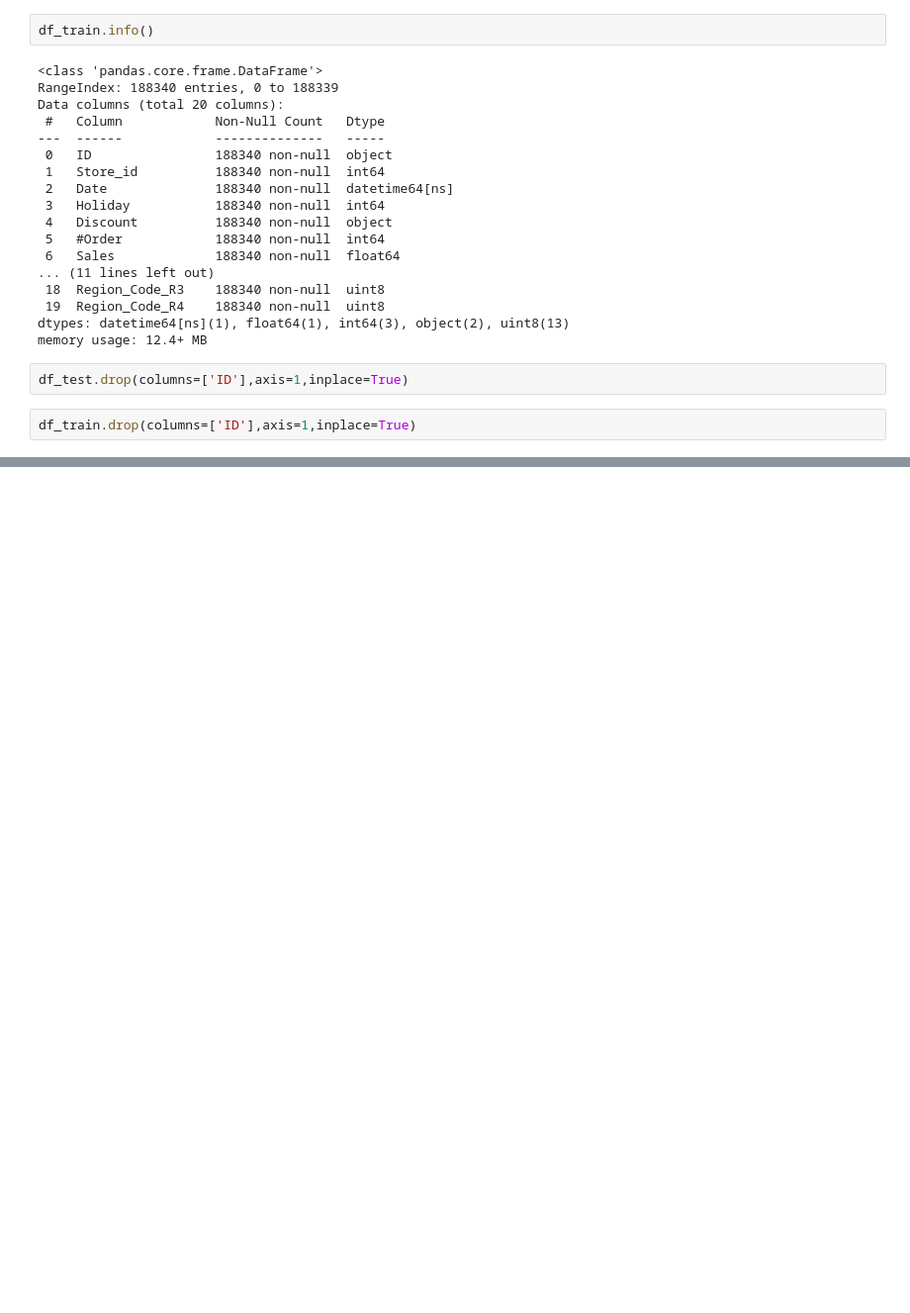
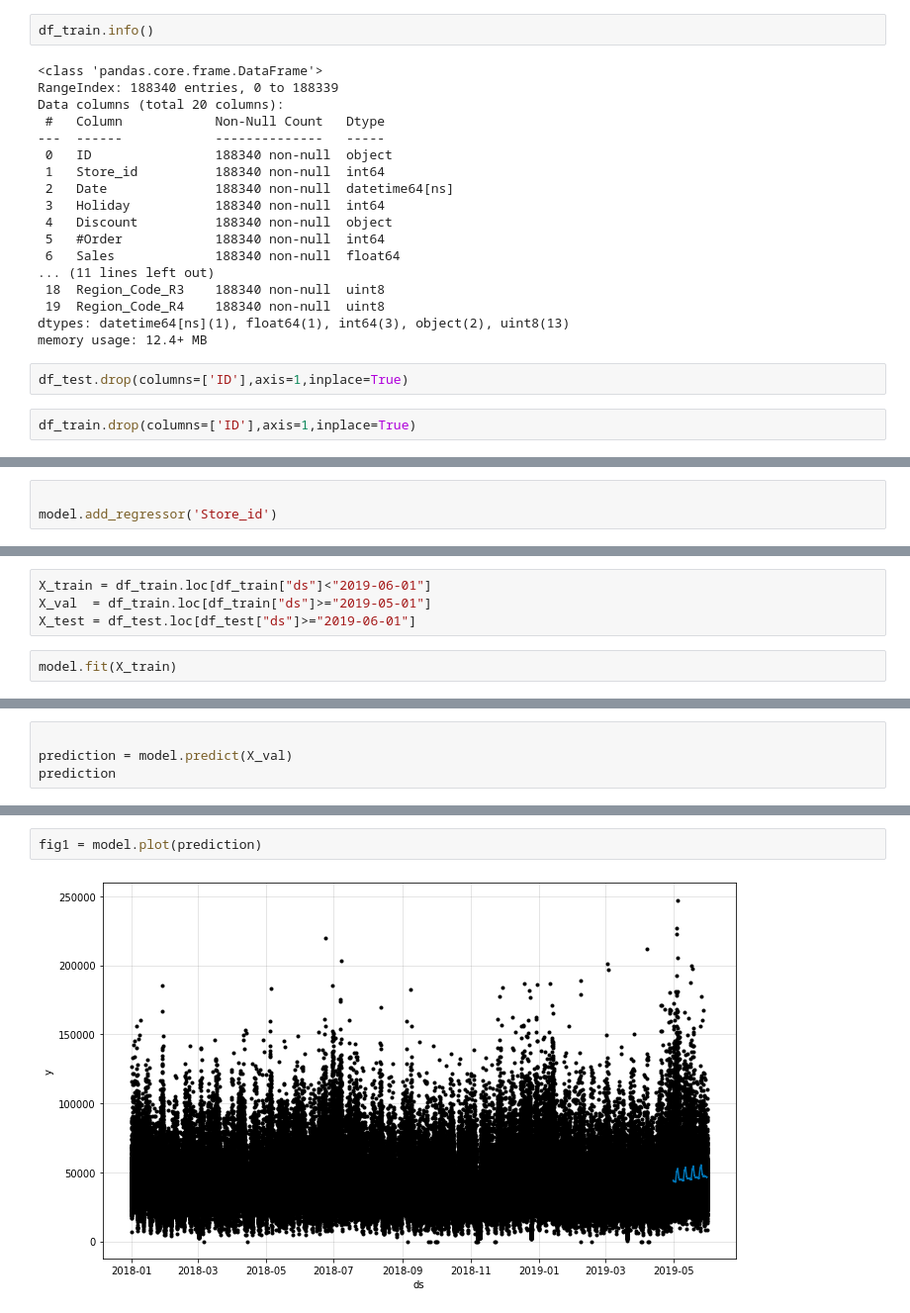
Before and after one commit to Chiragks-1/Chiragks-1, a Jupyter notebook: Jobathon1.ipynb, the cells around one changed output, grey strips where cells are left out. Shown at 99% size. Cells and saved outputs as stored; diff of their text form; blank space fills up the shorter version.

```diff
--- a/Jobathon1.ipynb
+++ b/Jobathon1.ipynb
@@ -341,0 +387,3 @@ df_train=df_train.rename(columns={'Sales':'y','Date':'ds'})
+# %%
+
+model.add_regressor('Store_id')
@@ -341,0 +396,6 @@ df_train=df_train.rename(columns={'Sales':'y','Date':'ds'})
+# %%
+X_train = df_train.loc[df_train["ds"]<"2019-06-01"]
+X_val  = df_train.loc[df_train["ds"]>="2019-05-01"]
+X_test = df_test.loc[df_test["ds"]>="2019-06-01"]
+# %%
+model.fit(X_train)
@@ -341,0 +406,4 @@ df_train=df_train.rename(columns={'Sales':'y','Date':'ds'})
+# %%
+
+prediction = model.predict(X_val)
+prediction
@@ -341,0 +450,4 @@ df_train=df_train.rename(columns={'Sales':'y','Date':'ds'})
+# %%
+fig1 = model.plot(prediction)
+# %% [output]
+[figure, added]
```
Also changed, not shown: parts of 15 cells of this notebook.
